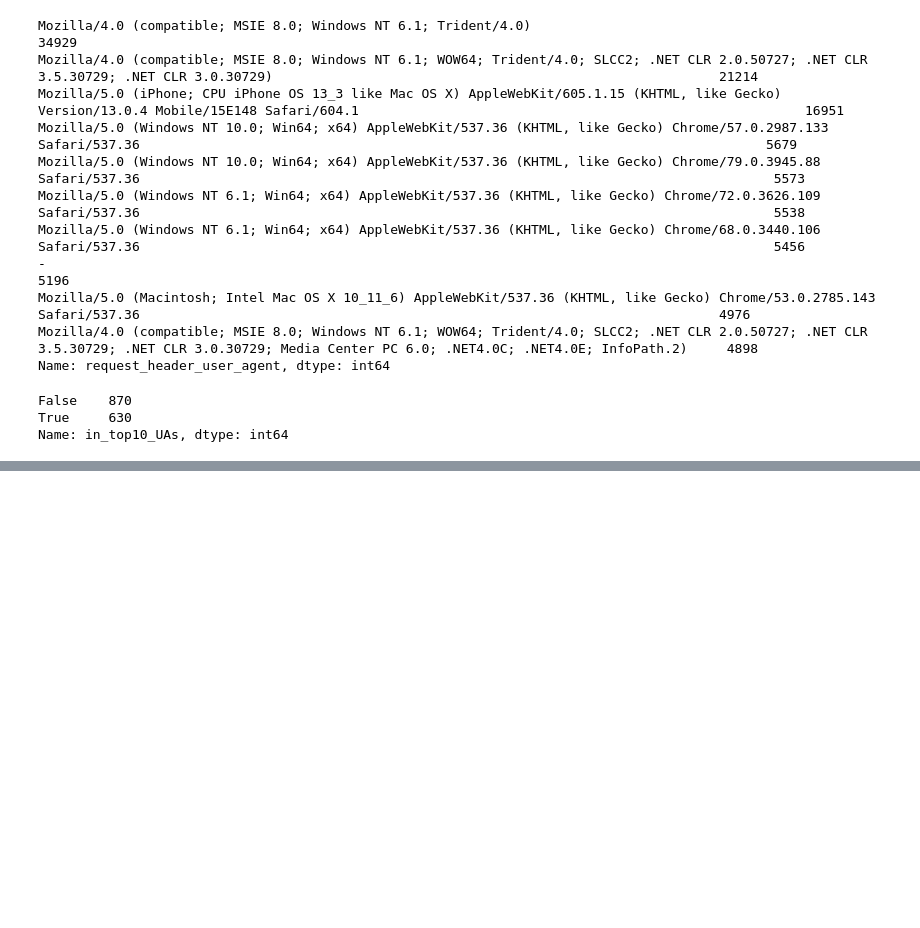
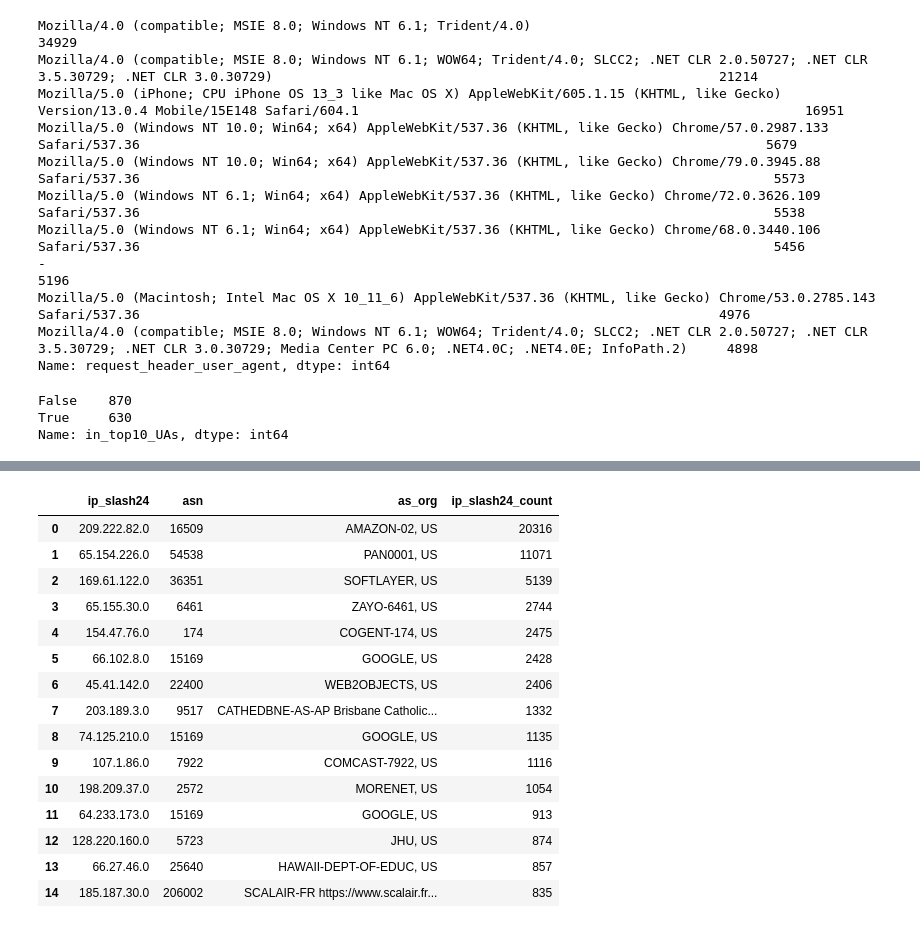
Before and after one commit to evan-burke/m3_sf_2020_training, a Jupyter notebook: Automated Click Detection.ipynb, the cells around one changed output, grey strips where cells are left out. Saved outputs shown, nothing was run; the diff lists cells and outputs as text; code cells hidden in the pictures; blank space fills up the shorter version.

```diff
--- a/Automated Click Detection.ipynb
+++ b/Automated Click Detection.ipynb
@@ -406,0 +420,4 @@ NameError: name 'counts_per_message' is not defined
+# %%
+cdf2 = cdf.join(counts_per_message, 'farm_mid')
+# %%
+cdf3 = cdf2.query('farm_mid_count > 20')
@@ -406,0 +472,22 @@ NameError: name 'counts_per_message' is not defined
+# %%
+### doesn't work quite right.
+
+ips_df = value_counts_multi(cdf3, group_column='ip_slash24', return_columns=['ip_slash24', 'asn', 'as_org']).head(15)
+ips_df
+# %% [output]
+|  | ip_slash24 | asn | as_org | ip_slash24_count |
+| 0 | 209.222.82.0 | 16509 | AMAZON-02, US | 20316 |
+| 1 | 65.154.226.0 | 54538 | PAN0001, US | 11071 |
+| 2 | 169.61.122.0 | 36351 | SOFTLAYER, US | 5139 |
+| 3 | 65.155.30.0 | 6461 | ZAYO-6461, US | 2744 |
+| 4 | 154.47.76.0 | 174 | COGENT-174, US | 2475 |
+| 5 | 66.102.8.0 | 15169 | GOOGLE, US | 2428 |
+| 6 | 45.41.142.0 | 22400 | WEB2OBJECTS, US | 2406 |
+| 7 | 203.189.3.0 | 9517 | CATHEDBNE-AS-AP Brisbane Catholic... | 1332 |
+| 8 | 74.125.210.0 | 15169 | GOOGLE, US | 1135 |
+| 9 | 107.1.86.0 | 7922 | COMCAST-7922, US | 1116 |
+| 10 | 198.209.37.0 | 2572 | MORENET, US | 1054 |
+| 11 | 64.233.173.0 | 15169 | GOOGLE, US | 913 |
+| 12 | 128.220.160.0 | 5723 | JHU, US | 874 |
+| 13 | 66.27.46.0 | 25640 | HAWAII-DEPT-OF-EDUC, US | 857 |
+| 14 | 185.187.30.0 | 206002 | SCALAIR-FR https://www.scalair.fr... | 835 |
```
Also changed, not shown: parts of 28 cells of this notebook.
